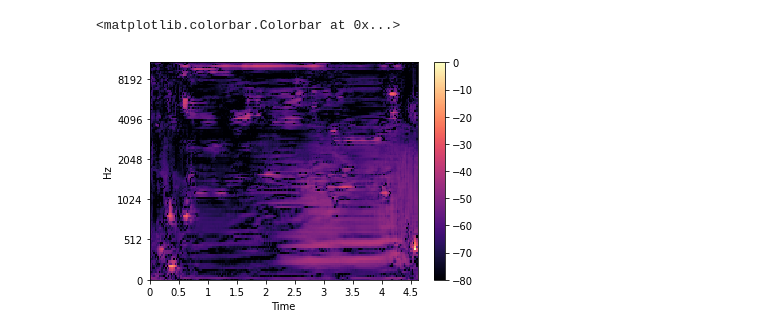
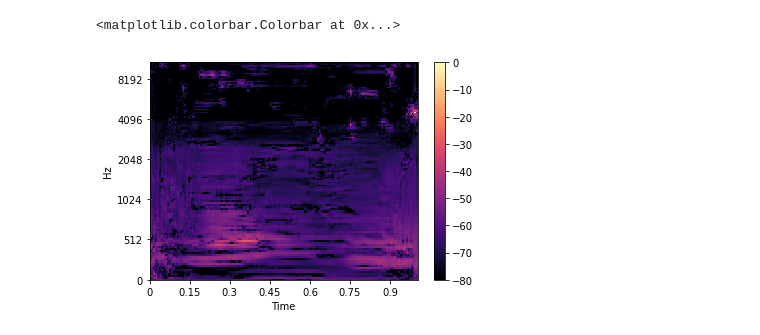
Before and after one commit to Param9498/non-invertible-audio-feature-generation, a Jupyter notebook: development/param/openl3_librispeech/inversion_models/overfitting_test.ipynb, the cells around one changed output. Drawn from its saved outputs; the diff is of its cells as text; code cells hidden in the pictures.

```diff
--- a/development/param/openl3_librispeech/inversion_models/overfitting_test.ipynb
+++ b/development/param/openl3_librispeech/inversion_models/overfitting_test.ipynb
@@ -29,6 +30,11 @@ import librosa.display
 
 import matplotlib.pyplot as plt
 %matplotlib inline
+# %%
+n_dft = 2048
+n_mels = 128
+n_hop = 242
+asr = 48000
 # %%
 def _load_run(path):
     event_acc = event_accumulator.EventAccumulator(path)
@@ -96,8 +102,8 @@ for i in range(len(train_dataset)):
 
     pred = model(emb)
 
-    print("Embeddings shape: " + str(emb.shape))
-    print("Expected Spectrogram shape: " + str(spec.shape))
-    print("Predicted Spectrogram shape: " + str(pred.shape))
-    if i == 0:
+#     print("Embeddings shape: " + str(emb.shape))
+#     print("Expected Spectrogram shape: " + str(spec.shape))
+#     print("Predicted Spectrogram shape: " + str(pred.shape))
+    if i == 7:
         break
@@ -115,7 +136,11 @@ plt.colorbar()
 # %%
 plt.subplots()
-librosa.display.specshow(librosa.amplitude_to_db(np.abs(pred[0, 0,:,:].detach().numpy()), ref=np.max), y_axis='mel', x_axis='time')
+librosa.display.specshow(librosa.amplitude_to_db(np.abs(pred[0, 0,:,:].detach().numpy()), ref=np.max),
+                         y_axis='mel',
+                         x_axis='time',
+                         sr=asr,
+                         hop_length=n_hop)
 plt.colorbar()
 # %% [output]
 <matplotlib.colorbar.Colorbar at 0x...>
-[figure, old version]
+[figure, new version]
```
Also changed, not shown: parts of 25 cells of this notebook.
